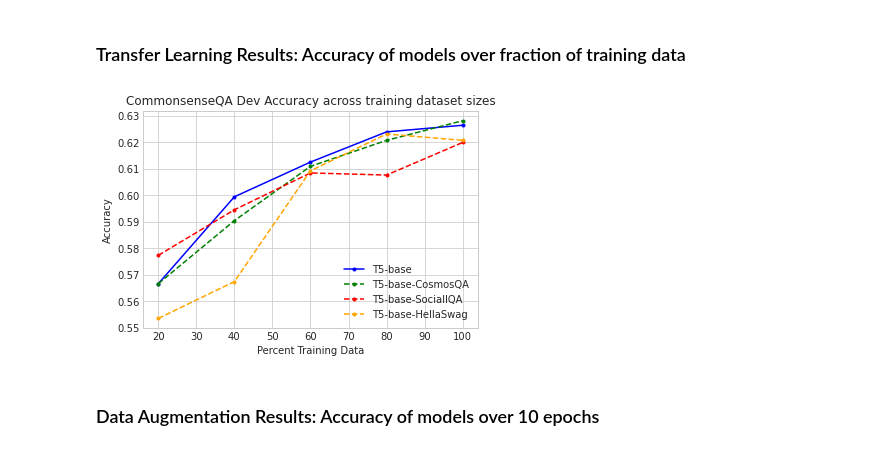
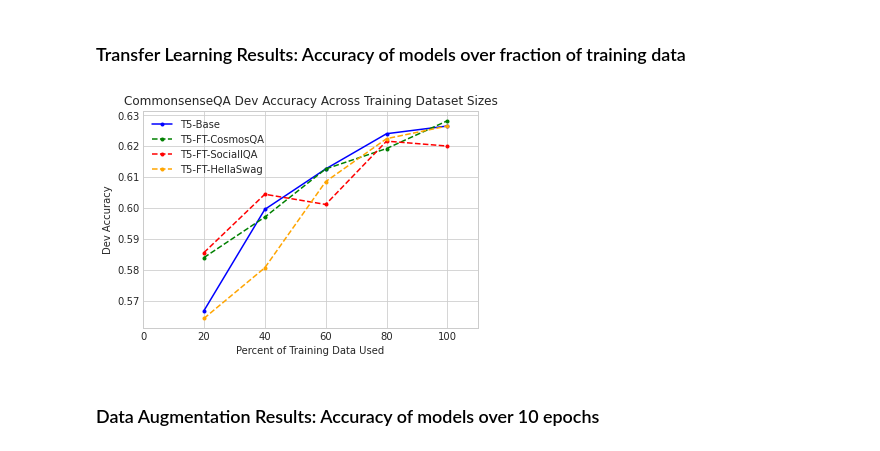
Before and after one commit to sonaliserro/w266-commonsenseqa, a Jupyter notebook: T5/utils/generate_plots.ipynb, the cells around one changed output. Drawn from its saved outputs; the diff is of its cells as text; code cells hidden in the pictures.

Commit message:
visualize fractions and clean up BERT dir

```diff
--- a/T5/utils/generate_plots.ipynb
+++ b/T5/utils/generate_plots.ipynb
@@ -32,21 +32,22 @@ plt.legend();
 x = np.arange(start = 20, stop = 101, step = 20)
 # %%
 # Accuracies at the end of 10 epochs
-t5_base = [0.5667,0.5995,0.6126,0.6240,0.6265]
-t5_cosmos = [0.5667,0.5905,0.6110,0.6208,0.6282]
-t5_social = [0.5774,0.5946,0.6085,0.6077,0.6200]
-t5_hellaswag = [0.5536,0.5675,0.6093,0.6232,0.6208]
+t5_base =      [0.5667,0.5995,0.6126,0.6240,0.6265]
+t5_cosmos =    [0.5839,0.5970,0.6126,0.6192,0.6282]
+t5_social =    [0.5855,0.6044,0.6011,0.6216,0.6200]
+t5_hellaswag = [0.5642,0.5806,0.6085,0.6224,0.6265]
 # %%
-plt.plot(x, t5_base, color='blue', marker='.', label='T5-base')
-plt.plot(x, t5_cosmos, color='green', linestyle='dashed', marker='.', label='T5-base-CosmosQA')
-plt.plot(x, t5_social, color='red', linestyle='dashed', marker='.', label='T5-base-SocialIQA')
-plt.plot(x, t5_hellaswag, color='orange', linestyle='dashed', marker='.', label='T5-base-HellaSwag')
-plt.title('CommonsenseQA Dev Accuracy across training dataset sizes')
-plt.xlabel('Percent Training Data')
-plt.ylabel('Accuracy')
+plt.plot(x, t5_base, color='blue', marker='.', label='T5-Base')
+plt.plot(x, t5_cosmos, color='green', linestyle='dashed', marker='.', label='T5-FT-CosmosQA')
+plt.plot(x, t5_social, color='red', linestyle='dashed', marker='.', label='T5-FT-SocialIQA')
+plt.plot(x, t5_hellaswag, color='orange', linestyle='dashed', marker='.', label='T5-FT-HellaSwag')
+plt.title('CommonsenseQA Dev Accuracy Across Training Dataset Sizes')
+plt.xlabel('Percent of Training Data Used')
+plt.ylabel('Dev Accuracy')
+plt.xlim(0, 110)
 plt.legend();
 # %% [output]
-[figure, old version]
+[figure, new version]
 # %% [markdown]
 ### Data Augmentation Results: Accuracy of models over 10 epochs
 # %%
```
Also changed, not shown: parts of 1 cell of this notebook, 22 other files.
